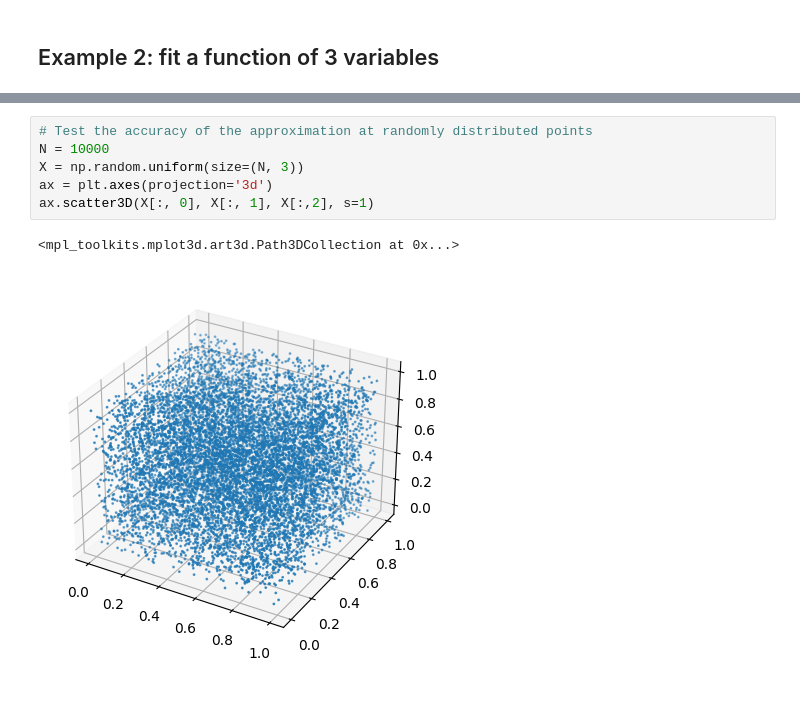
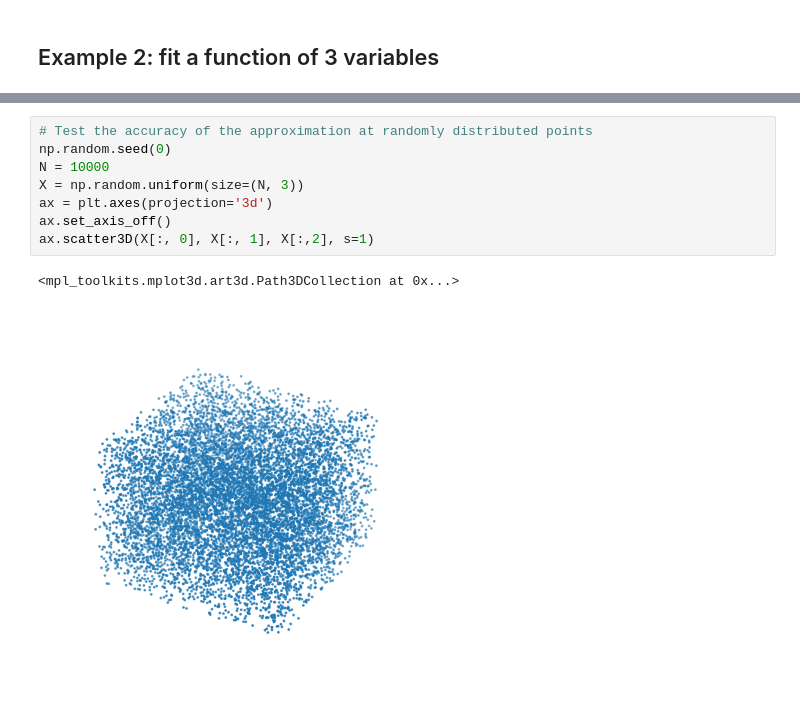
Before and after one commit to rnburn/bbai, a Jupyter notebook: example/13-sparse-grid.ipynb, the cells around one changed output, grey strips where cells are left out. Saved outputs shown, nothing was run; the diff lists cells and outputs as text.

```diff
--- a/example/13-sparse-grid.ipynb
+++ b/example/13-sparse-grid.ipynb
@@ -93,12 +208,14 @@ num points = 6498
 # %%
 # Test the accuracy of the approximation at randomly distributed points
+np.random.seed(0)
 N = 10000
 X = np.random.uniform(size=(N, 3))
 ax = plt.axes(projection='3d')
+ax.set_axis_off()
 ax.scatter3D(X[:, 0], X[:, 1], X[:,2], s=1)
 # %% [output]
 <mpl_toolkits.mplot3d.art3d.Path3DCollection at 0x...>
-[figure, old version]
+[figure, new version]
 # %%
 f_true = f(X[:,0], X[:, 1], X[:, 2])
 f_approx = interp.evaluate(X[:,0], X[:,1], X[:,2])
```
Also changed, not shown: parts of 26 cells of this notebook.
